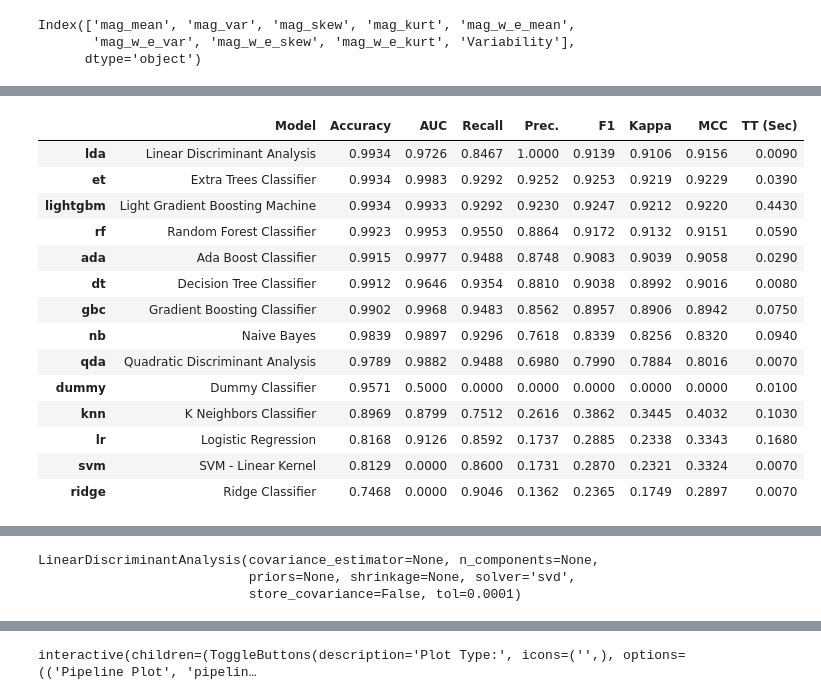
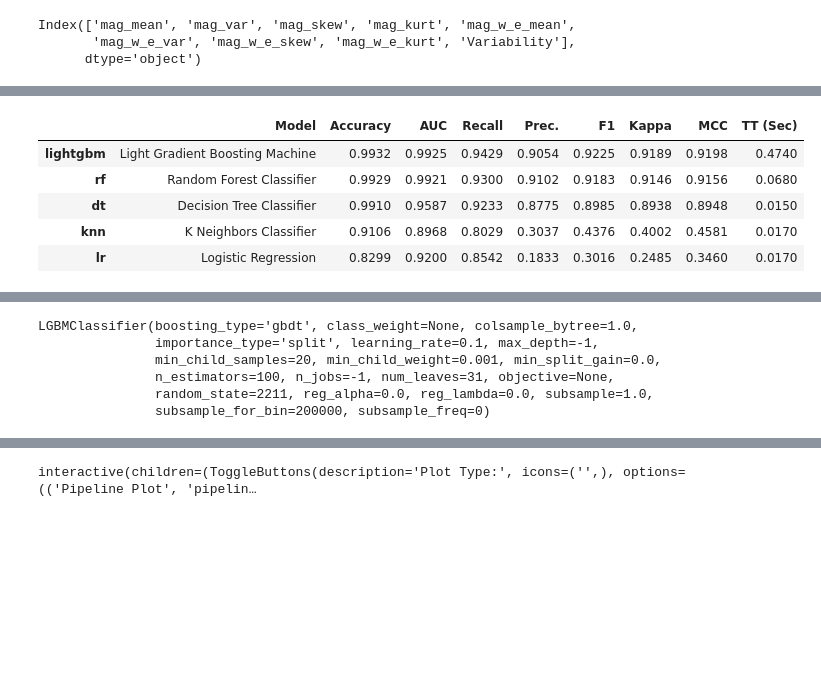
Before and after one commit to manulv96/Tesis, a Jupyter notebook: AGNs_classification_autoML.ipynb, the cells around one changed output, grey strips where cells are left out. Drawn from its saved outputs; the diff is of its cells as text; code cells hidden in the pictures; blank space fills up the shorter version.

```diff
--- a/AGNs_classification_autoML.ipynb
+++ b/AGNs_classification_autoML.ipynb
@@ -324,30 +324,24 @@ clf1 = setup(data=features_df[['mag_mean', 'mag_var', 'mag_skew', 'mag_kurt','Va
 # %%
 # Compare the performance of different classification models
-best_model = compare_models()
+best_model = compare_models(include = ['lr', 'knn', 'dt', 'rf', 'lightgbm'])
 # %% [output]
 [interactive output not drawn]
 |  | Model | Accuracy | AUC | Recall | Prec. | F1 | Kappa | MCC | TT (Sec) |
-| lda | Linear Discriminant Analysis | 0.9934 | 0.9726 | 0.8467 | 1.0000 | 0.9139 | 0.9106 | 0.9156 | 0.0090 |
-| et | Extra Trees Classifier | 0.9934 | 0.9983 | 0.9292 | 0.9252 | 0.9253 | 0.9219 | 0.9229 | 0.0390 |
-| lightgbm | Light Gradient Boosting Machine | 0.9934 | 0.9933 | 0.9292 | 0.9230 | 0.9247 | 0.9212 | 0.9220 | 0.4430 |
-| rf | Random Forest Classifier | 0.9923 | 0.9953 | 0.9550 | 0.8864 | 0.9172 | 0.9132 | 0.9151 | 0.0590 |
-| ada | Ada Boost Classifier | 0.9915 | 0.9977 | 0.9488 | 0.8748 | 0.9083 | 0.9039 | 0.9058 | 0.0290 |
-| dt | Decision Tree Classifier | 0.9912 | 0.9646 | 0.9354 | 0.8810 | 0.9038 | 0.8992 | 0.9016 | 0.0080 |
-| gbc | Gradient Boosting Classifier | 0.9902 | 0.9968 | 0.9483 | 0.8562 | 0.8957 | 0.8906 | 0.8942 | 0.0750 |
-| nb | Naive Bayes | 0.9839 | 0.9897 | 0.9296 | 0.7618 | 0.8339 | 0.8256 | 0.8320 | 0.0940 |
-| qda | Quadratic Discriminant Analysis | 0.9789 | 0.9882 | 0.9488 | 0.6980 | 0.7990 | 0.7884 | 0.8016 | 0.0070 |
-| dummy | Dummy Classifier | 0.9571 | 0.5000 | 0.0000 | 0.0000 | 0.0000 | 0.0000 | 0.0000 | 0.0100 |
-| knn | K Neighbors Classifier | 0.8969 | 0.8799 | 0.7512 | 0.2616 | 0.3862 | 0.3445 | 0.4032 | 0.1030 |
-| lr | Logistic Regression | 0.8168 | 0.9126 | 0.8592 | 0.1737 | 0.2885 | 0.2338 | 0.3343 | 0.1680 |
-| svm | SVM - Linear Kernel | 0.8129 | 0.0000 | 0.8600 | 0.1731 | 0.2870 | 0.2321 | 0.3324 | 0.0070 |
-| ridge | Ridge Classifier | 0.7468 | 0.0000 | 0.9046 | 0.1362 | 0.2365 | 0.1749 | 0.2897 | 0.0070 |
+| lightgbm | Light Gradient Boosting Machine | 0.9932 | 0.9925 | 0.9429 | 0.9054 | 0.9225 | 0.9189 | 0.9198 | 0.4740 |
+| rf | Random Forest Classifier | 0.9929 | 0.9921 | 0.9300 | 0.9102 | 0.9183 | 0.9146 | 0.9156 | 0.0680 |
+| dt | Decision Tree Classifier | 0.9910 | 0.9587 | 0.9233 | 0.8775 | 0.8985 | 0.8938 | 0.8948 | 0.0150 |
+| knn | K Neighbors Classifier | 0.9106 | 0.8968 | 0.8029 | 0.3037 | 0.4376 | 0.4002 | 0.4581 | 0.0170 |
+| lr | Logistic Regression | 0.8299 | 0.9200 | 0.8542 | 0.1833 | 0.3016 | 0.2485 | 0.3460 | 0.0170 |
 [interactive output not drawn]
 # %%
 best_model
 # %% [output]
-LinearDiscriminantAnalysis(covariance_estimator=None, n_components=None,
-                           priors=None, shrinkage=None, solver='svd',
-                           store_covariance=False, tol=0.0001)
+LGBMClassifier(boosting_type='gbdt', class_weight=None, colsample_bytree=1.0,
+               importance_type='split', learning_rate=0.1, max_depth=-1,
+               min_child_samples=20, min_child_weight=0.001, min_split_gain=0.0,
+               n_estimators=100, n_jobs=-1, num_leaves=31, objective=None,
+               random_state=2211, reg_alpha=0.0, reg_lambda=0.0, subsample=1.0,
+               subsample_for_bin=200000, subsample_freq=0)
 # %%
 # plot confusion matrix
 plot_model(best_model, plot = 'confusion_matrix')
```
Also changed, not shown: parts of 165 cells of this notebook, 2 other files.
